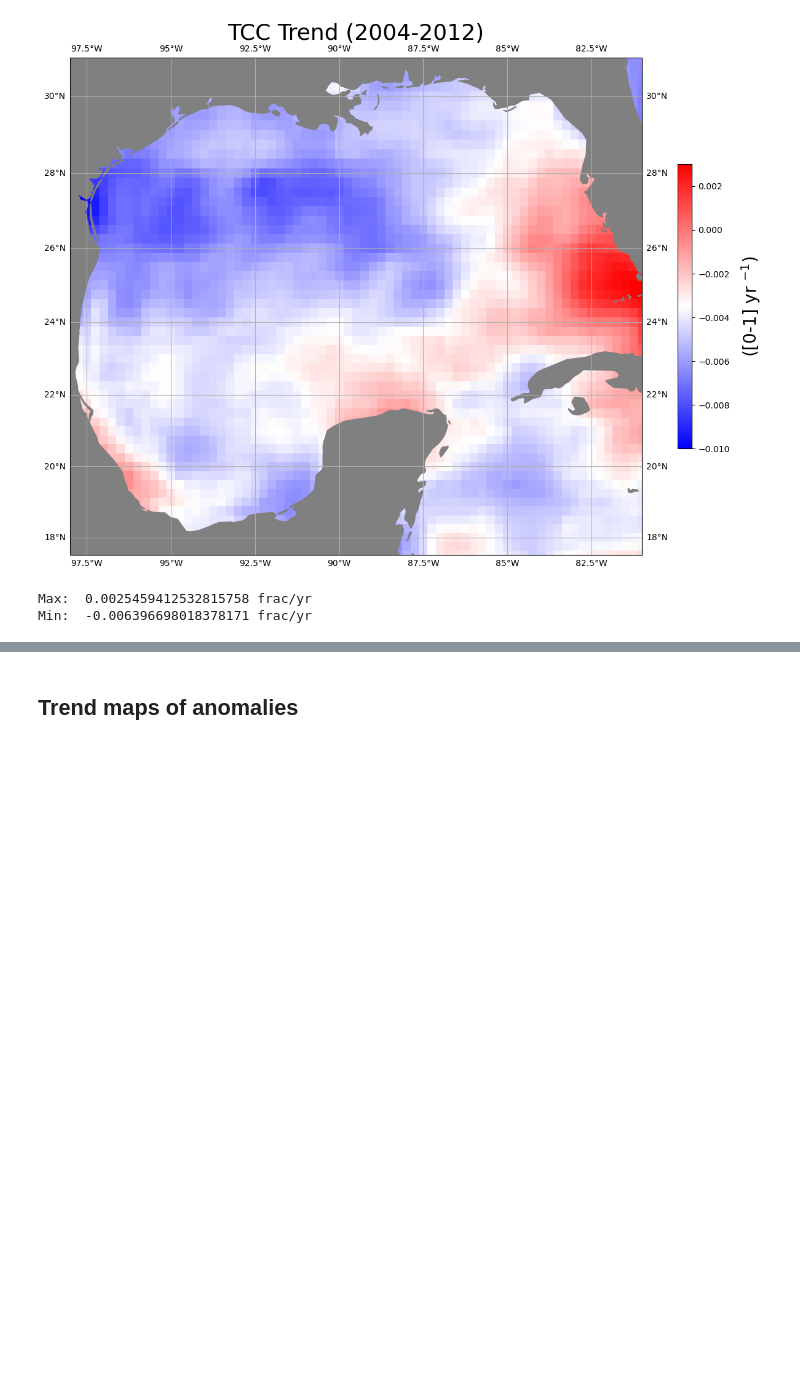
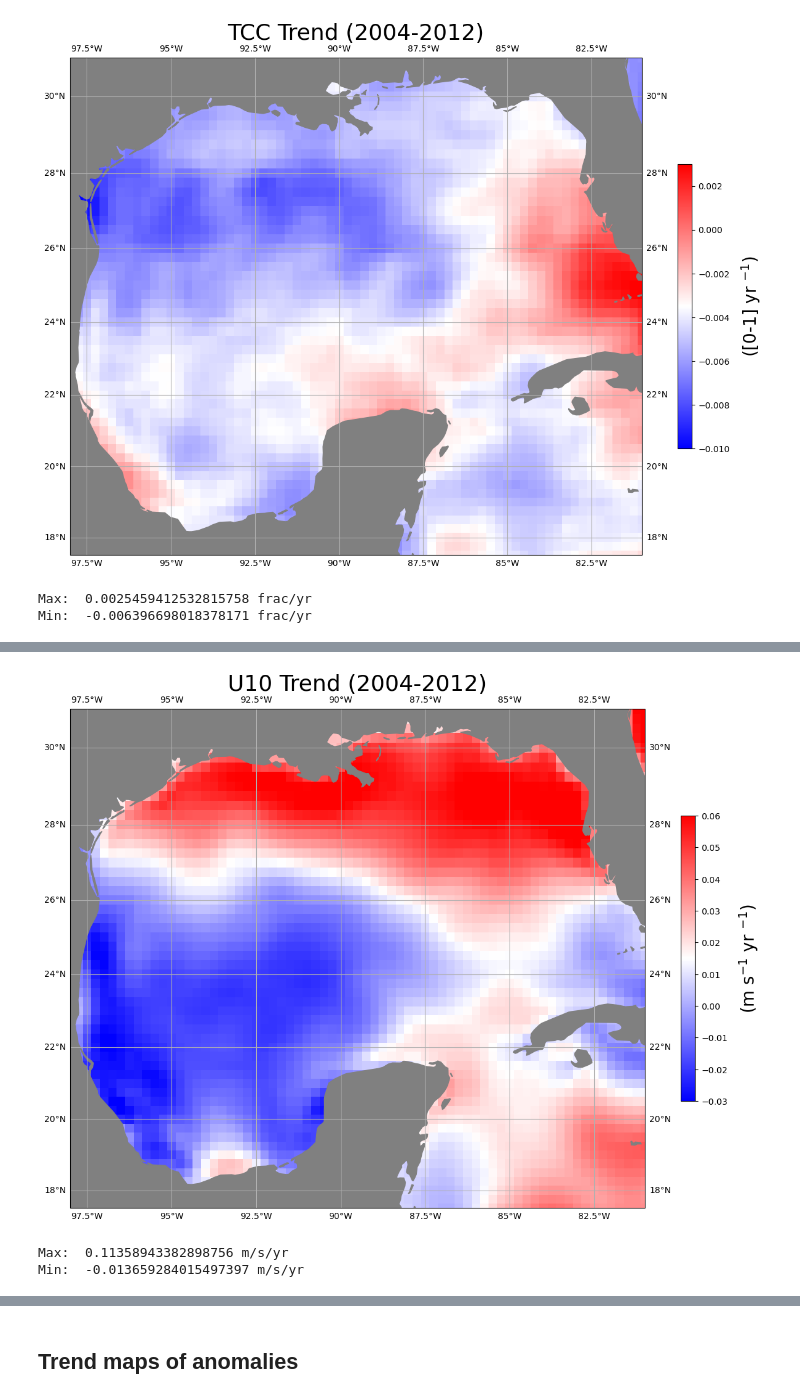
Before and after one commit to shanicetbailey/MHW-gfdl, a Jupyter notebook: 01-trend-maps.ipynb, the cells around one changed output, grey strips where cells are left out. Drawn from its saved outputs; the diff is of its cells as text; code cells hidden in the pictures; blank space fills up the shorter version.

```diff
--- a/01-trend-maps.ipynb
+++ b/01-trend-maps.ipynb
@@ -363,0 +370,10 @@ plot_trend(trend_lcc_0412, 'TCC Trend (2004-2012)', '([0-1] yr $^{-1}$)', -0.006
+# %%
+plot_trend(trend_u10_0412, 'U10 Trend (2004-2012)', '(m s$^{-1}$ yr $^{-1}$)', -0.03, 0.06, 'bwr')
+# %% [output]
+[figure, added]
+# %%
+print('Max: ', trend_v10_0412.polyfit_coefficients[0].max().values, 'm/s/yr',
+      '\nMin: ', trend_v10_0412.polyfit_coefficients[0].min().values, 'm/s/yr')
+# %% [output]
+Max:  0.11358943382898756 m/s/yr
+Min:  -0.013659284015497397 m/s/yr
```
Also changed, not shown: parts of 8 cells of this notebook.
